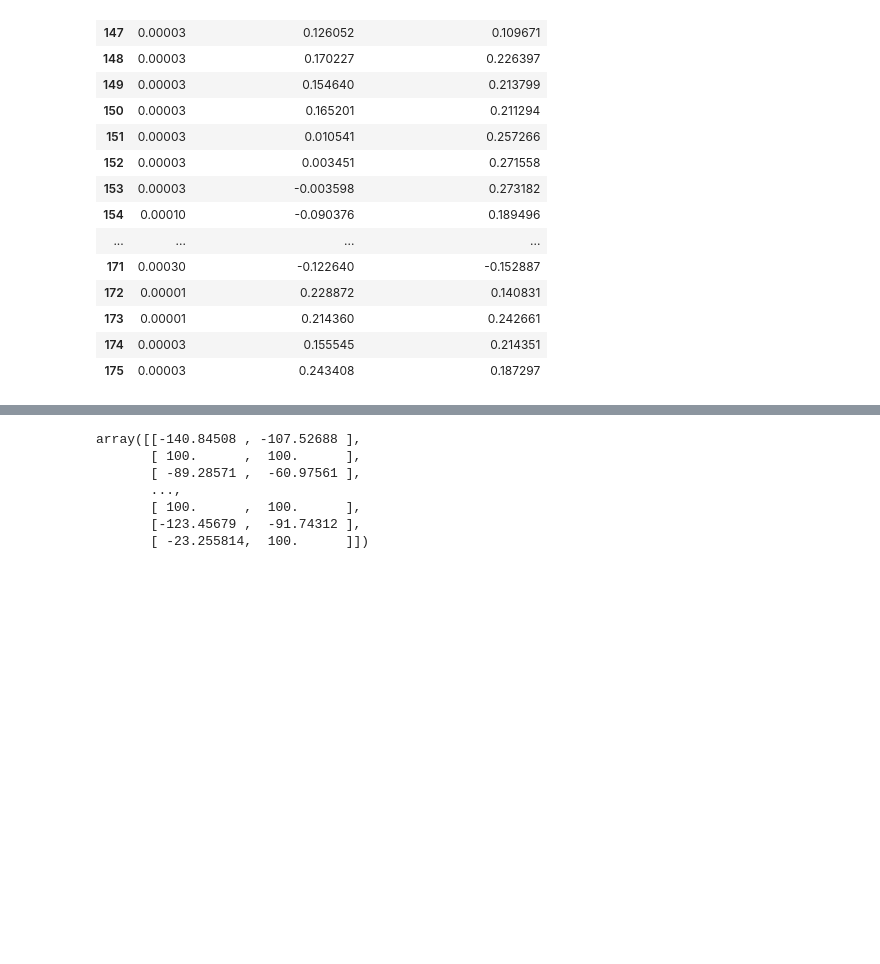
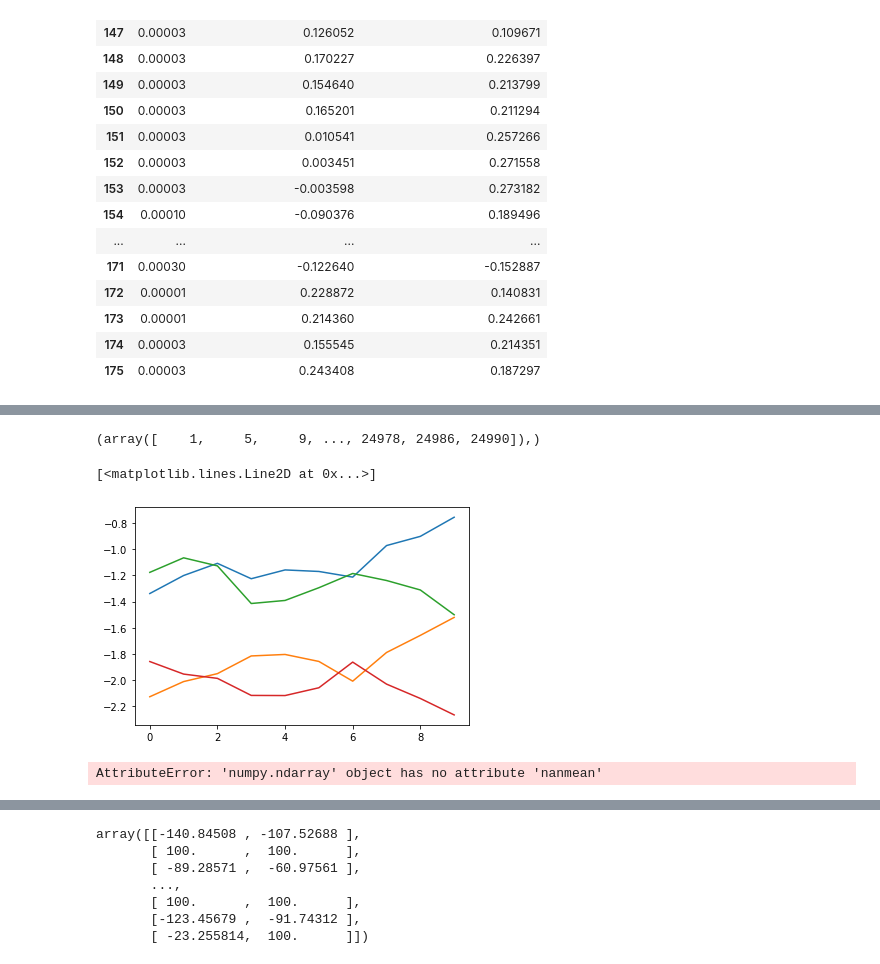
Before and after one commit to Takezo87/torchtools, a Jupyter notebook: _201_exploratory.ipynb, the cells around one changed output, grey strips where cells are left out. Drawn from its saved outputs; the diff is of its cells as text; code cells hidden in the pictures; blank space fills up the shorter version.

Commit message:
new configs

```diff
--- a/_201_exploratory.ipynb
+++ b/_201_exploratory.ipynb
@@ -652,0 +741,2 @@ df_results.query('ds_id=="bi_sample_pruned_anon_anon_10sl_4c_2d_2y_159999_184999
+# %%
+df_val=df.iloc[160000:185000].reset_index(drop=True)
@@ -653 +758,21 @@ df_results.query('ds_id=="bi_sample_pruned_anon_anon_10sl_4c_2d_2y_159999_184999
+# %%
+np.where((avg_preds.squeeze()>0.3))
+# %% [output]
+(array([    1,     5,     9, ..., 24978, 24986, 24990]),)
+# %%
+plt.plot(np.nanmean(df_val[col_config['cols_c'][0]].values, axis=0))
+plt.plot(np.nanmean(df_val[col_config['cols_c'][1]].values, axis=0))
+plt.plot(np.nanmean(df_val[col_config['cols_c'][2]].values, axis=0))
+plt.plot(np.nanmean(df_val[col_config['cols_c'][3]].values, axis=0))
+# plt.plot(np.nanmean(df_val.iloc[bet_idxs][col_config['cols_c'][0]].values, axis=0), linestyle='dashed')
+# plt.plot(np.nanmean(df_val.iloc[bet_idxs][col_config['cols_c'][1]].values, axis=0), linestyle='dashed')
+# plt.plot(np.nanmean(df_val.iloc[bet_idxs][col_config['cols_c'][2]].values, axis=0), linestyle='dotted')
+# plt.plot(np.nanmean(df_val.iloc[bet_idxs][col_config['cols_c'][3]].values, axis=0), linestyle='dotted')
+# %% [output]
+[<matplotlib.lines.Line2D at 0x...>]
+[figure, added]
+# %%
+df_val[col_config['cols_c'][0]].values
+# %% [output]
+AttributeError: 'numpy.ndarray' object has no attribute 'nanmean'
 # %%
```
Also changed, not shown: parts of 45 cells of this notebook.
